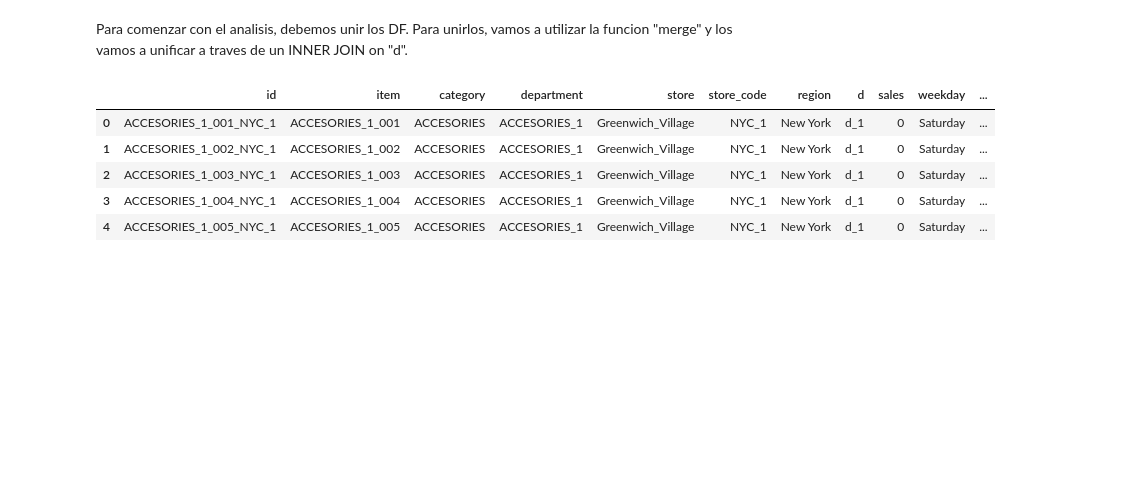
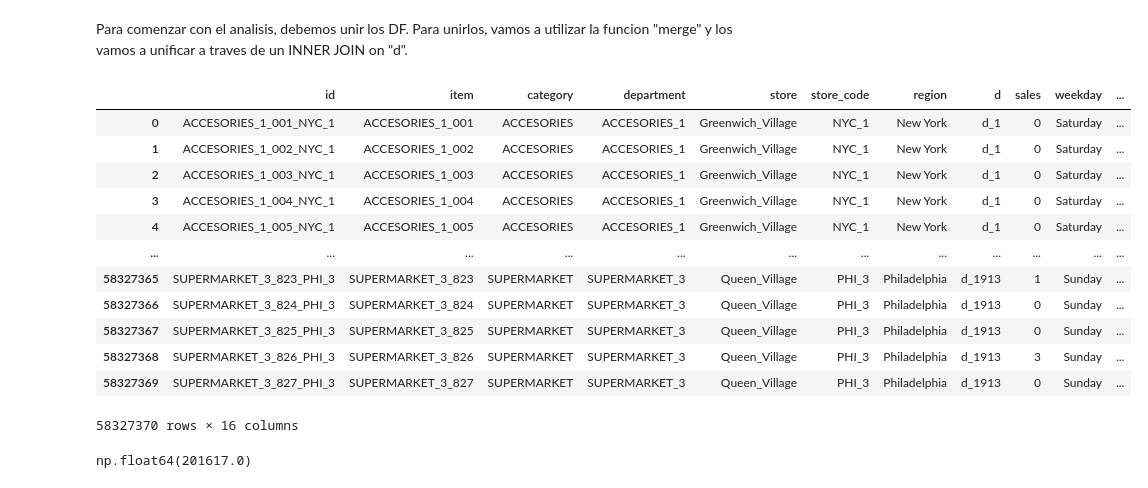
Before and after one commit to toiaa/ds-market, a Jupyter notebook: data_cleaning.ipynb, the cells around one changed output. Cells and saved outputs as stored; diff of their text form; code cells hidden in the pictures; blank space fills up the shorter version.

Commit message:
sales,prices and calendar tables merge

```diff
--- a/data_cleaning.ipynb
+++ b/data_cleaning.ipynb
@@ -237,0 +302,3 @@ print(calendar)
+# %%
+calendar_1=calendar.copy()
+calendar_1
@@ -238,5 +319,7 @@ print(calendar)
 # %% [markdown]
 Eliminamos la columna date.
+# %%
+calendar_1.drop(columns="date", inplace=True)
 # %%
 calendar.drop(columns=["date"],inplace=True)
 # %% [markdown]
@@ -325,13 +429,24 @@ calendar.head()
 # %% [markdown]
 Para comenzar con el analisis, debemos unir los DF. Para unirlos, vamos a utilizar la funcion "merge" y los vamos a unificar a traves de un INNER JOIN on "d".
 # %%
-merge_sales_calendar = pd.merge(sales,calendar,on='d', how='inner')
+merge_sales_calendar = pd.merge(sales,calendar_1,on='d', how='inner')
 # %%
-merge_sales_calendar.head()
+merge_sales_calendar
 # %% [output]
 |  | id | item | category | department | store | store_code | region | d | sales | weekday | ... |
 | 0 | ACCESORIES_1_001_NYC_1 | ACCESORIES_1_001 | ACCESORIES | ACCESORIES_1 | Greenwich_Village | NYC_1 | New York | d_1 | 0 | Saturday | ... |
 | 1 | ACCESORIES_1_002_NYC_1 | ACCESORIES_1_002 | ACCESORIES | ACCESORIES_1 | Greenwich_Village | NYC_1 | New York | d_1 | 0 | Saturday | ... |
 | 2 | ACCESORIES_1_003_NYC_1 | ACCESORIES_1_003 | ACCESORIES | ACCESORIES_1 | Greenwich_Village | NYC_1 | New York | d_1 | 0 | Saturday | ... |
 | 3 | ACCESORIES_1_004_NYC_1 | ACCESORIES_1_004 | ACCESORIES | ACCESORIES_1 | Greenwich_Village | NYC_1 | New York | d_1 | 0 | Saturday | ... |
 | 4 | ACCESORIES_1_005_NYC_1 | ACCESORIES_1_005 | ACCESORIES | ACCESORIES_1 | Greenwich_Village | NYC_1 | New York | d_1 | 0 | Saturday | ... |
+| ... | ... | ... | ... | ... | ... | ... | ... | ... | ... | ... | ... |
+| 58327365 | SUPERMARKET_3_823_PHI_3 | SUPERMARKET_3_823 | SUPERMARKET | SUPERMARKET_3 | Queen_Village | PHI_3 | Philadelphia | d_1913 | 1 | Sunday | ... |
+| 58327366 | SUPERMARKET_3_824_PHI_3 | SUPERMARKET_3_824 | SUPERMARKET | SUPERMARKET_3 | Queen_Village | PHI_3 | Philadelphia | d_1913 | 0 | Sunday | ... |
+| 58327367 | SUPERMARKET_3_825_PHI_3 | SUPERMARKET_3_825 | SUPERMARKET | SUPERMARKET_3 | Queen_Village | PHI_3 | Philadelphia | d_1913 | 0 | Sunday | ... |
+| 58327368 | SUPERMARKET_3_826_PHI_3 | SUPERMARKET_3_826 | SUPERMARKET | SUPERMARKET_3 | Queen_Village | PHI_3 | Philadelphia | d_1913 | 3 | Sunday | ... |
+| 58327369 | SUPERMARKET_3_827_PHI_3 | SUPERMARKET_3_827 | SUPERMARKET | SUPERMARKET_3 | Queen_Village | PHI_3 | Philadelphia | d_1913 | 0 | Sunday | ... |
+58327370 rows × 16 columns
+# %%
+df_item_prices["yearweek"].max()
+# %% [output]
+np.float64(201617.0)
```
Also changed, not shown: parts of 20 cells of this notebook.
